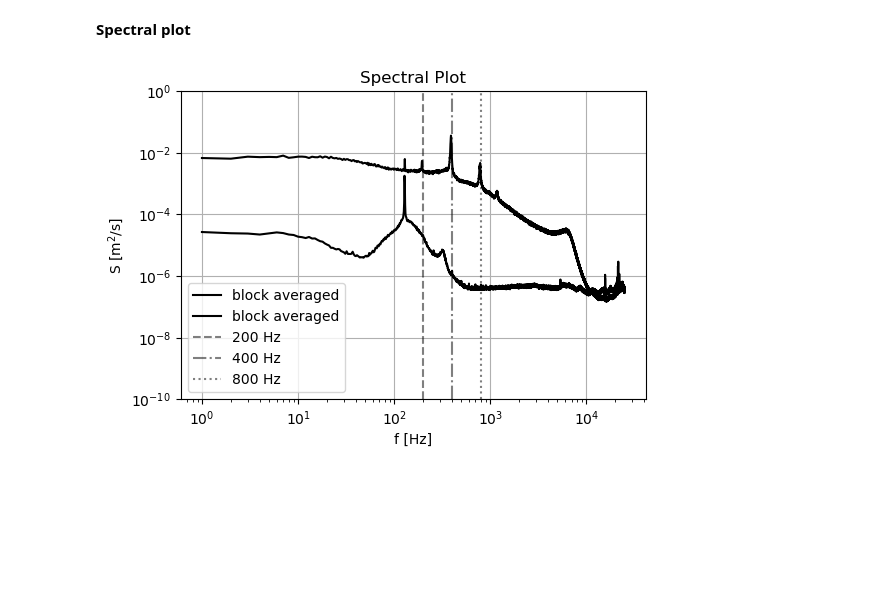
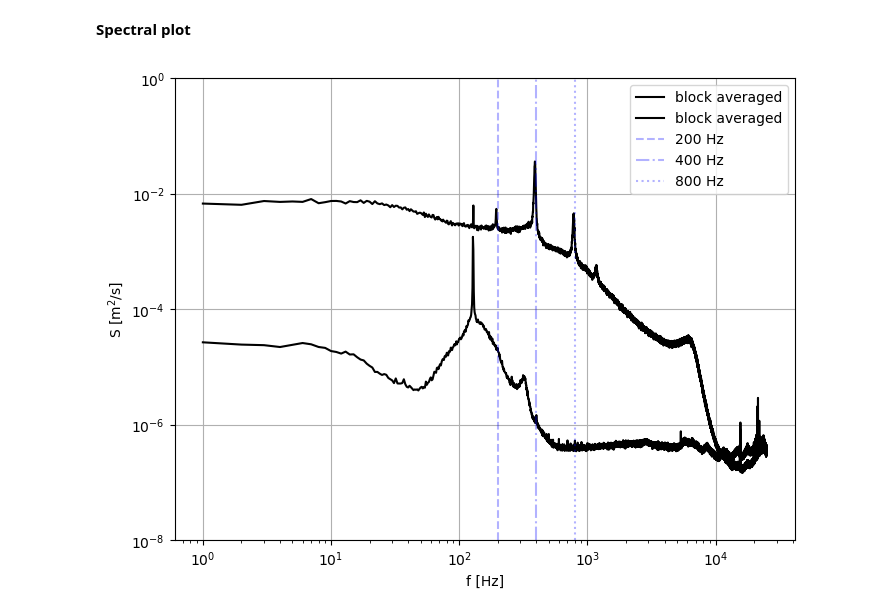
Before and after one commit to VictorLier/ExperimentalFluid, a Jupyter notebook: Hot-wire/spectral_plots_marc_vortex copy.ipynb, the cells around one changed output. Drawn from its saved outputs; the diff is of its cells as text; code cells hidden in the pictures; blank space fills up the shorter version.

```diff
--- a/Hot-wire/spectral_plots_marc_vortex copy.ipynb
+++ b/Hot-wire/spectral_plots_marc_vortex copy.ipynb
@@ -6,7 +6,7 @@ import matplotlib.pyplot as plt
 from numpy.fft import fft
 import pandas as pd
 import os
-figure_size = (6,4)
+figure_size = (8,6)
 
 
 class Spectral:
@@ -93,21 +98,23 @@ vortex.plot_autocorr()
 **Spectral plot**
 # %%
 plt.figure(figsize=figure_size)
-#plt.loglog(f[1:n//2], spectrum_blocks[1:n//2,0], linewidth=0.5, label='single block')
-plt.loglog(vortex.f[1:vortex.n//2], vortex.spectrum[1:vortex.n//2], '-k', label='block averaged')
-plt.loglog(normal.f[1:vortex.n//2], normal.spectrum[1:normal.n//2], '-k', label='block averaged')
+
+f_normal, S_normal, corr_normal = np.loadtxt(r"Measurement\Data\Processed_data\Normal.csv", unpack=True)
+f_vortex, S_vortex, corr_vortex = np.loadtxt(r"Measurement\Data\Processed_data\vortex.csv", unpack=True)
+
+plt.loglog(f_vortex[1:len(f_normal)//2], S_vortex[1:len(f_normal)//2], '-k', label='block averaged')
+plt.loglog(f_normal[1:len(f_normal)//2], S_normal[1:len(f_normal)//2], '-k', label='block averaged')
 plt.xlabel('f [Hz]')
 plt.ylabel(u'S [m$^2$/s]')
-plt.title('Spectral Plot')
 plt.grid()
 
-plt.axvline(x=200, color='k', linestyle='--', label='200 Hz', alpha=0.5)
-plt.axvline(x=400, color='k', linestyle='-.', label='400 Hz', alpha=0.5)
-plt.axvline(x=800, color='k', linestyle=':', label='800 Hz', alpha=0.5)
+plt.axvline(x=200, color='b', linestyle='--', label='200 Hz', alpha=0.3)
+plt.axvline(x=400, color='b', linestyle='-.', label='400 Hz', alpha=0.3)
+plt.axvline(x=800, color='b', linestyle=':', label='800 Hz', alpha=0.3)
 
 plt.legend()
-plt.ylim( 1e-10,1)
+plt.ylim( 1e-8,1)
 
 plt.show()
 # %% [output]
-[figure, old version]
+[figure, new version]
```
Also changed, not shown: parts of 2 cells of this notebook, 7 other files.
